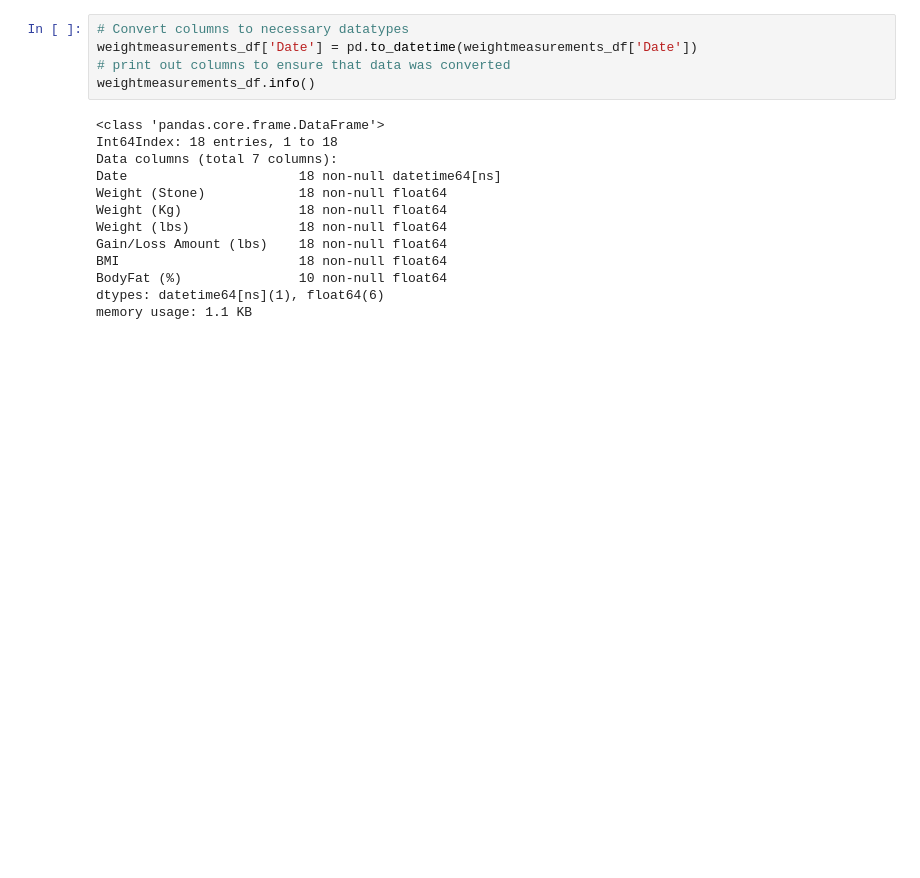
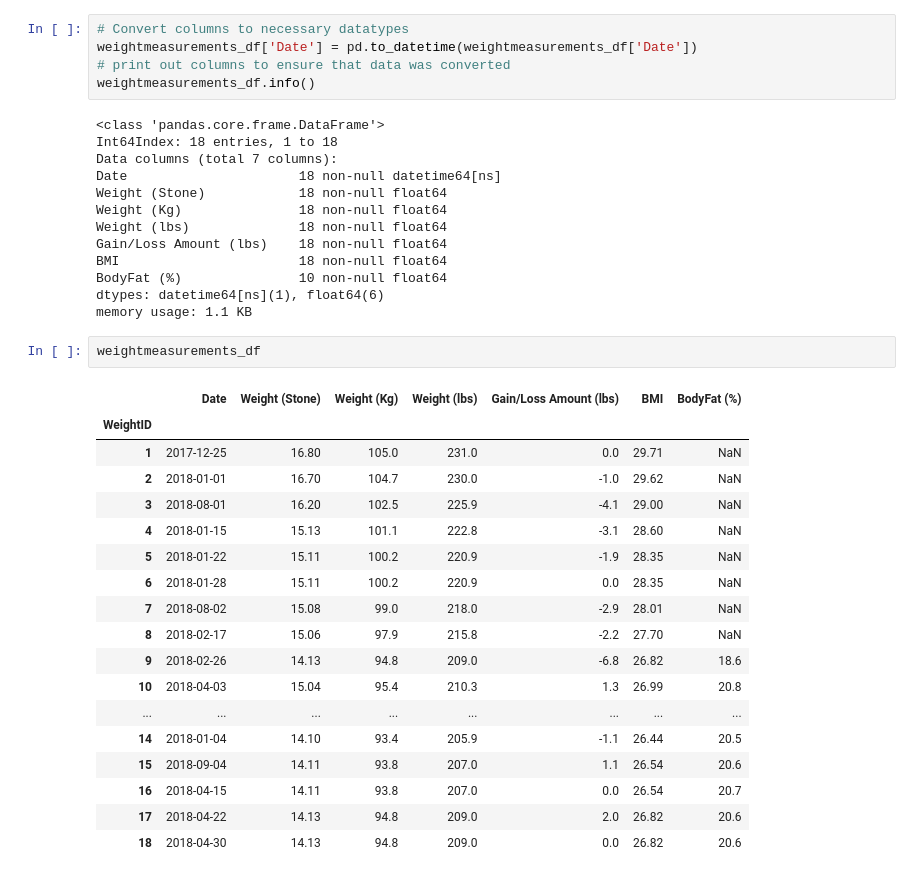
Before and after one commit to willvelida/mydata, a Jupyter notebook: jupyter notebooks/My Data Analysis Jan-Mar 2018.ipynb, the cells around one changed output. Cells and saved outputs as stored; diff of their text form; blank space fills up the shorter version.

Commit message:
Completed data wrangling for weight measurements to cover Jan-Mar 2018 period

```diff
--- a/jupyter notebooks/My Data Analysis Jan-Mar 2018.ipynb
+++ b/jupyter notebooks/My Data Analysis Jan-Mar 2018.ipynb
@@ -415,3 +426,24 @@ BMI                       18 non-null float64
 BodyFat (%)               10 non-null float64
 dtypes: datetime64[ns](1), float64(6)
 memory usage: 1.1 KB
+# %%
+weightmeasurements_df
+# %% [output]
+|  | Date | Weight (Stone) | Weight (Kg) | Weight (lbs) | Gain/Loss Amount (lbs) | BMI | BodyFat (%) |
+| WeightID |  |  |  |  |  |  |  |
+| 1 | 2017-12-25 | 16.80 | 105.0 | 231.0 | 0.0 | 29.71 | NaN |
+| 2 | 2018-01-01 | 16.70 | 104.7 | 230.0 | -1.0 | 29.62 | NaN |
+| 3 | 2018-08-01 | 16.20 | 102.5 | 225.9 | -4.1 | 29.00 | NaN |
+| 4 | 2018-01-15 | 15.13 | 101.1 | 222.8 | -3.1 | 28.60 | NaN |
+| 5 | 2018-01-22 | 15.11 | 100.2 | 220.9 | -1.9 | 28.35 | NaN |
+| 6 | 2018-01-28 | 15.11 | 100.2 | 220.9 | 0.0 | 28.35 | NaN |
+| 7 | 2018-08-02 | 15.08 | 99.0 | 218.0 | -2.9 | 28.01 | NaN |
+| 8 | 2018-02-17 | 15.06 | 97.9 | 215.8 | -2.2 | 27.70 | NaN |
+| 9 | 2018-02-26 | 14.13 | 94.8 | 209.0 | -6.8 | 26.82 | 18.6 |
+| 10 | 2018-04-03 | 15.04 | 95.4 | 210.3 | 1.3 | 26.99 | 20.8 |
+| ... | ... | ... | ... | ... | ... | ... | ... |
+| 14 | 2018-01-04 | 14.10 | 93.4 | 205.9 | -1.1 | 26.44 | 20.5 |
+| 15 | 2018-09-04 | 14.11 | 93.8 | 207.0 | 1.1 | 26.54 | 20.6 |
+| 16 | 2018-04-15 | 14.11 | 93.8 | 207.0 | 0.0 | 26.54 | 20.7 |
+| 17 | 2018-04-22 | 14.13 | 94.8 | 209.0 | 2.0 | 26.82 | 20.6 |
+| 18 | 2018-04-30 | 14.13 | 94.8 | 209.0 | 0.0 | 26.82 | 20.6 |
```
Also changed, not shown: parts of 4 cells of this notebook.
